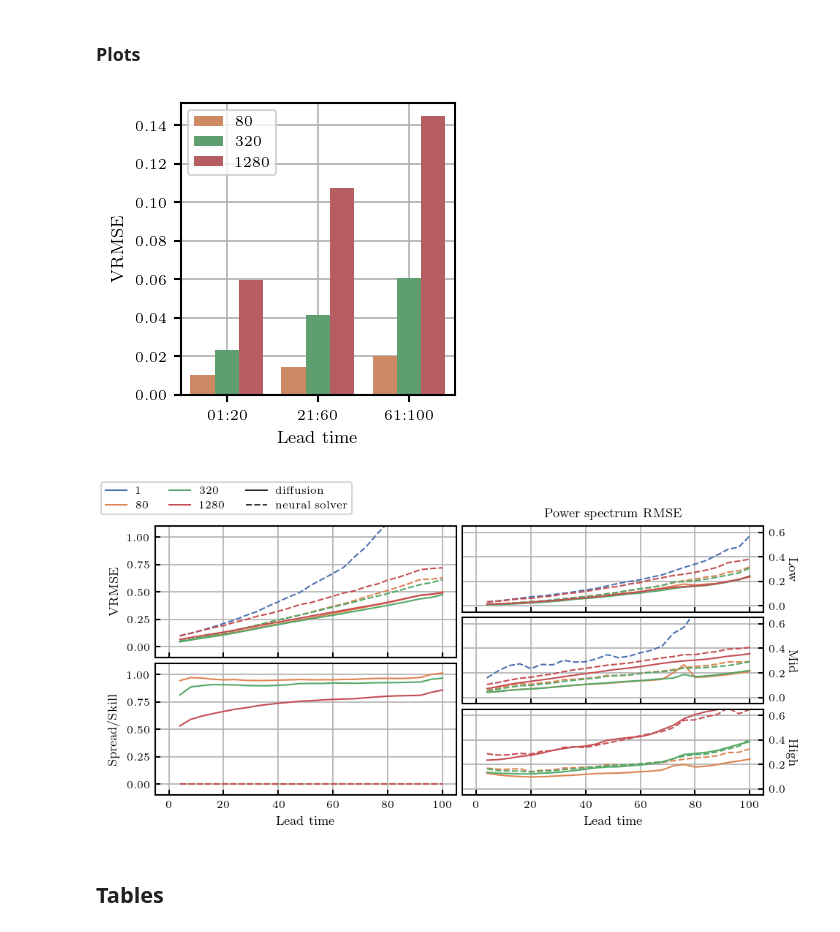
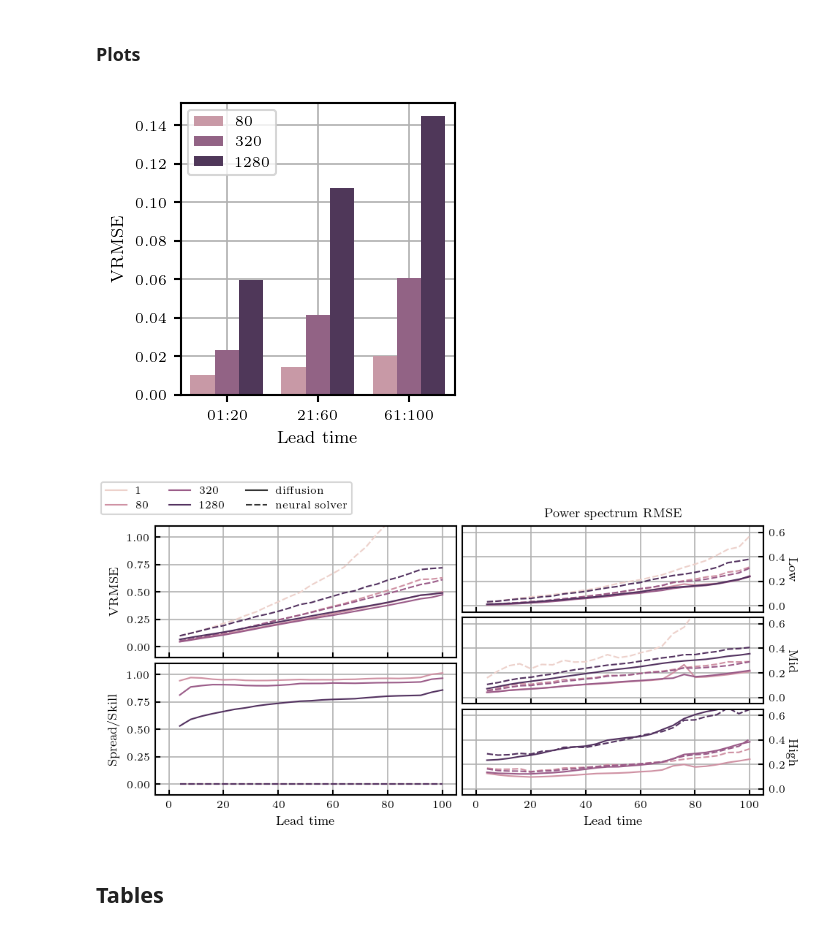
Before and after one commit to ksimotas/lola, a Jupyter notebook: experiments/euler/figures.ipynb, the cells around one changed output. Saved outputs shown, nothing was run; the diff lists cells and outputs as text; code cells hidden in the pictures.

```diff
--- a/experiments/euler/figures.ipynb
+++ b/experiments/euler/figures.ipynb
@@ -125,29 +125,29 @@ def aggregate(x):
 # %%
 table = df[df["method"] == "autoencoder"]
 
 fig = plt.figure(figsize=(2.4, 2.4))
 
 ax = sb.barplot(
     table,
     x="horizon",
     y="vrmse",
     hue="compression",
     estimator=aggregate,
     errorbar=None,
-    palette=sb.color_palette("deep", 4)[1:],
+    palette=sb.cubehelix_palette(4, dark=0.25)[1:],
 )
 
 ax.grid()
 ax.get_legend().set_title(None)
 
 ax.set_xlabel("Lead time")
 ax.set_ylabel("VRMSE")
 
 fig.tight_layout(pad=0.33)
 
 plt.savefig(outdir / f"euler_ae_{settings}.pdf", dpi=300, transparent=True)
 # %% [output]
-[figure, old version]
+[figure, new version]
 # %%
 table = df[df["method"] != "autoencoder"]
 
@@ -174,7 +174,7 @@ for i, metric in enumerate(["VRMSE", "spread_skill"]):
         style="method",
         estimator=aggregate,
         errorbar=None,
-        palette=sb.color_palette("deep", 4),
+        palette=sb.cubehelix_palette(4, dark=0.25),
         ax=axs[i],
     )
 
@@ -203,7 +203,7 @@ for i, band in enumerate(["Low", "Mid", "High"], start=2):
         style="method",
         estimator=aggregate,
         errorbar=None,
-        palette=sb.color_palette("deep", 4),
+        palette=sb.cubehelix_palette(4, dark=0.25),
         ax=axs[i],
     )
 
@@ -237,7 +237,7 @@ fig.legend(handles, labels, loc="upper left", ncol=3)
 
 plt.savefig(outdir / f"euler_mosaic_{settings}.pdf", dpi=300, transparent=True)
 # %% [output]
-[figure, old version]
+[figure, new version]
 # %% [markdown]
 ## Tables
 # %%
```
Also changed, not shown: 2 other files.
